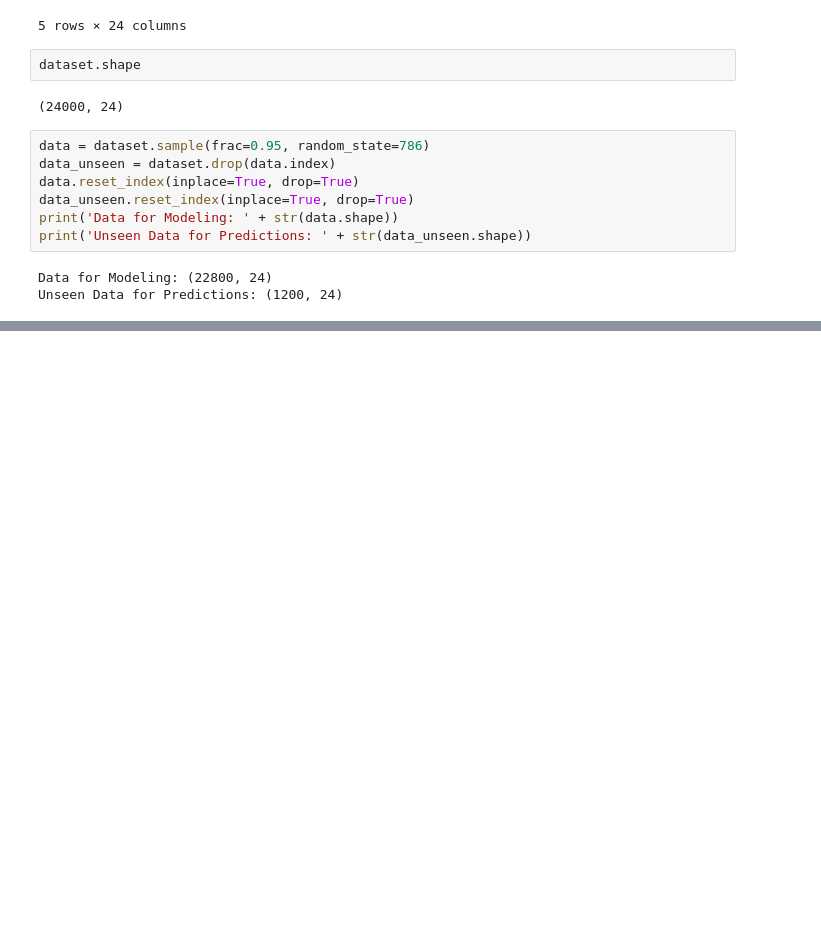
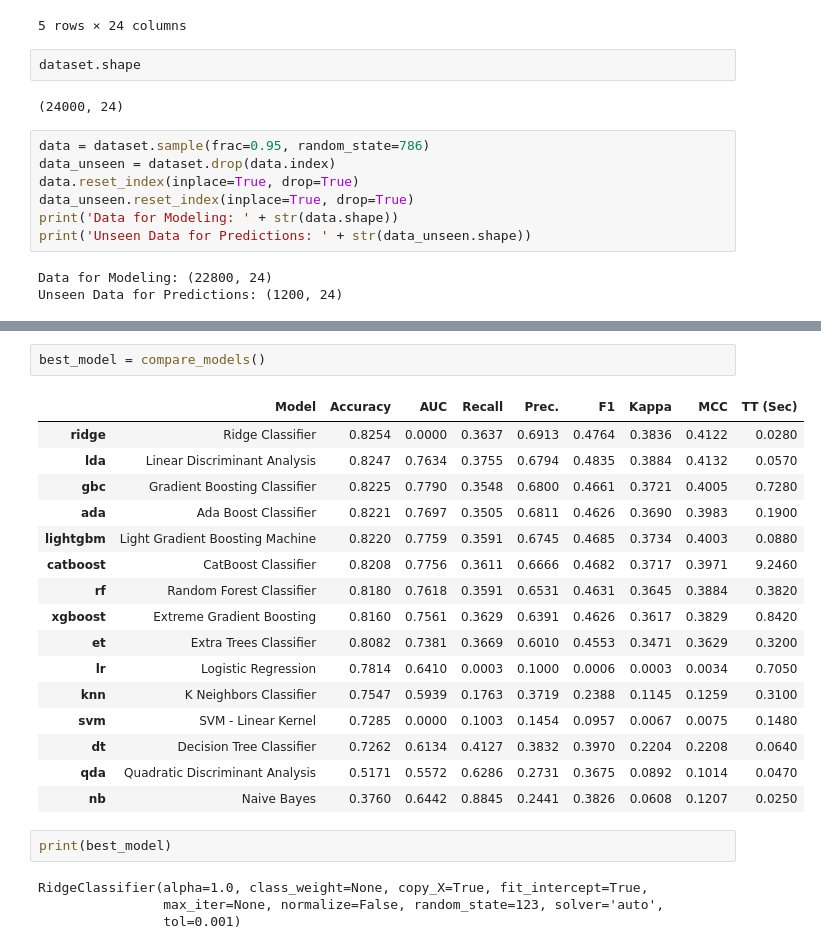
Before and after one commit to justinboggs/pycaret-testing, a Jupyter notebook: class_test.ipynb, the cells around one changed output, grey strips where cells are left out. Cells and saved outputs as stored; diff of their text form; blank space fills up the shorter version.

```diff
--- a/class_test.ipynb
+++ b/class_test.ipynb
@@ -25,0 +48,25 @@ Unseen Data for Predictions: (1200, 24)
+# %%
+best_model = compare_models()
+# %% [output]
+|  | Model | Accuracy | AUC | Recall | Prec. | F1 | Kappa | MCC | TT (Sec) |
+| ridge | Ridge Classifier | 0.8254 | 0.0000 | 0.3637 | 0.6913 | 0.4764 | 0.3836 | 0.4122 | 0.0280 |
+| lda | Linear Discriminant Analysis | 0.8247 | 0.7634 | 0.3755 | 0.6794 | 0.4835 | 0.3884 | 0.4132 | 0.0570 |
+| gbc | Gradient Boosting Classifier | 0.8225 | 0.7790 | 0.3548 | 0.6800 | 0.4661 | 0.3721 | 0.4005 | 0.7280 |
+| ada | Ada Boost Classifier | 0.8221 | 0.7697 | 0.3505 | 0.6811 | 0.4626 | 0.3690 | 0.3983 | 0.1900 |
+| lightgbm | Light Gradient Boosting Machine | 0.8220 | 0.7759 | 0.3591 | 0.6745 | 0.4685 | 0.3734 | 0.4003 | 0.0880 |
+| catboost | CatBoost Classifier | 0.8208 | 0.7756 | 0.3611 | 0.6666 | 0.4682 | 0.3717 | 0.3971 | 9.2460 |
+| rf | Random Forest Classifier | 0.8180 | 0.7618 | 0.3591 | 0.6531 | 0.4631 | 0.3645 | 0.3884 | 0.3820 |
+| xgboost | Extreme Gradient Boosting | 0.8160 | 0.7561 | 0.3629 | 0.6391 | 0.4626 | 0.3617 | 0.3829 | 0.8420 |
+| et | Extra Trees Classifier | 0.8082 | 0.7381 | 0.3669 | 0.6010 | 0.4553 | 0.3471 | 0.3629 | 0.3200 |
+| lr | Logistic Regression | 0.7814 | 0.6410 | 0.0003 | 0.1000 | 0.0006 | 0.0003 | 0.0034 | 0.7050 |
+| knn | K Neighbors Classifier | 0.7547 | 0.5939 | 0.1763 | 0.3719 | 0.2388 | 0.1145 | 0.1259 | 0.3100 |
+| svm | SVM - Linear Kernel | 0.7285 | 0.0000 | 0.1003 | 0.1454 | 0.0957 | 0.0067 | 0.0075 | 0.1480 |
+| dt | Decision Tree Classifier | 0.7262 | 0.6134 | 0.4127 | 0.3832 | 0.3970 | 0.2204 | 0.2208 | 0.0640 |
+| qda | Quadratic Discriminant Analysis | 0.5171 | 0.5572 | 0.6286 | 0.2731 | 0.3675 | 0.0892 | 0.1014 | 0.0470 |
+| nb | Naive Bayes | 0.3760 | 0.6442 | 0.8845 | 0.2441 | 0.3826 | 0.0608 | 0.1207 | 0.0250 |
+# %%
+print(best_model)
+# %% [output]
+RidgeClassifier(alpha=1.0, class_weight=None, copy_X=True, fit_intercept=True,
+                max_iter=None, normalize=False, random_state=123, solver='auto',
+                tol=0.001)
```
Also changed, not shown: parts of 2 cells of this notebook, 5 other files.
